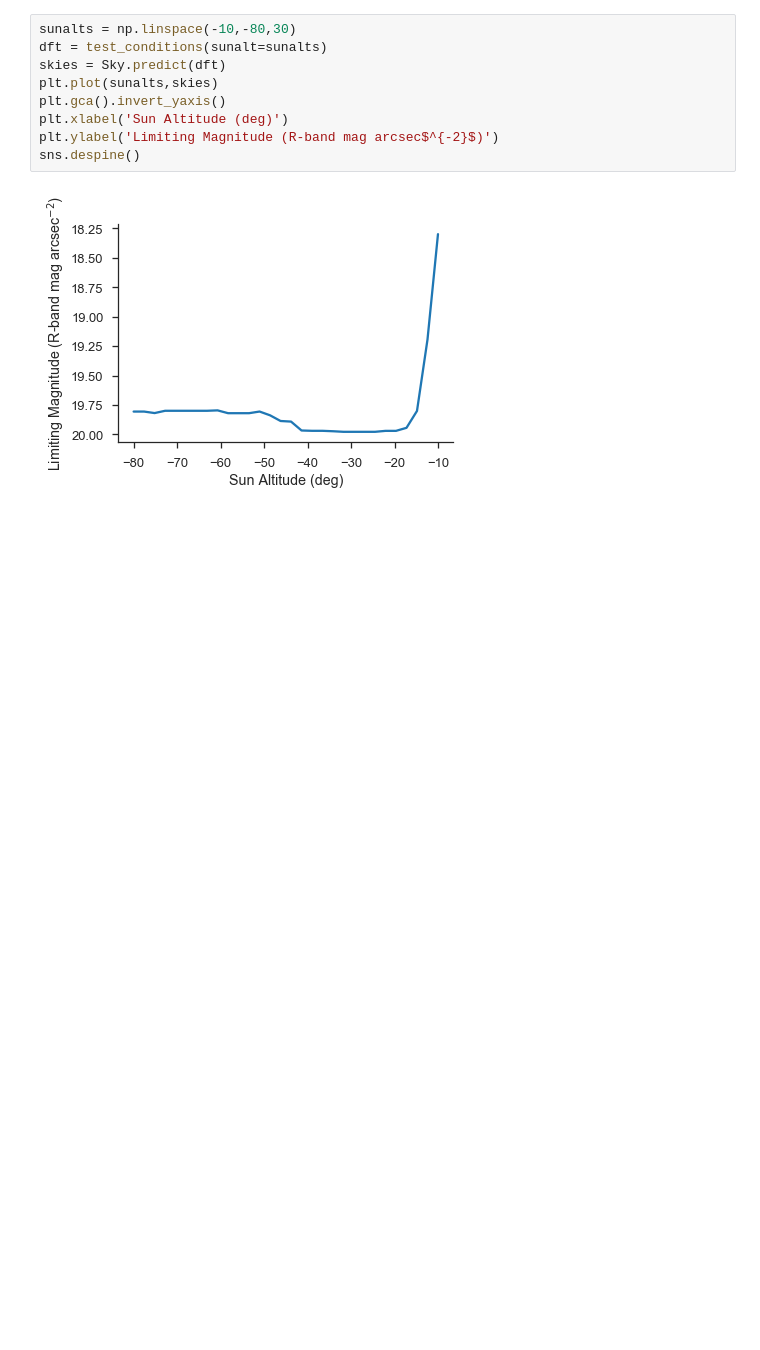
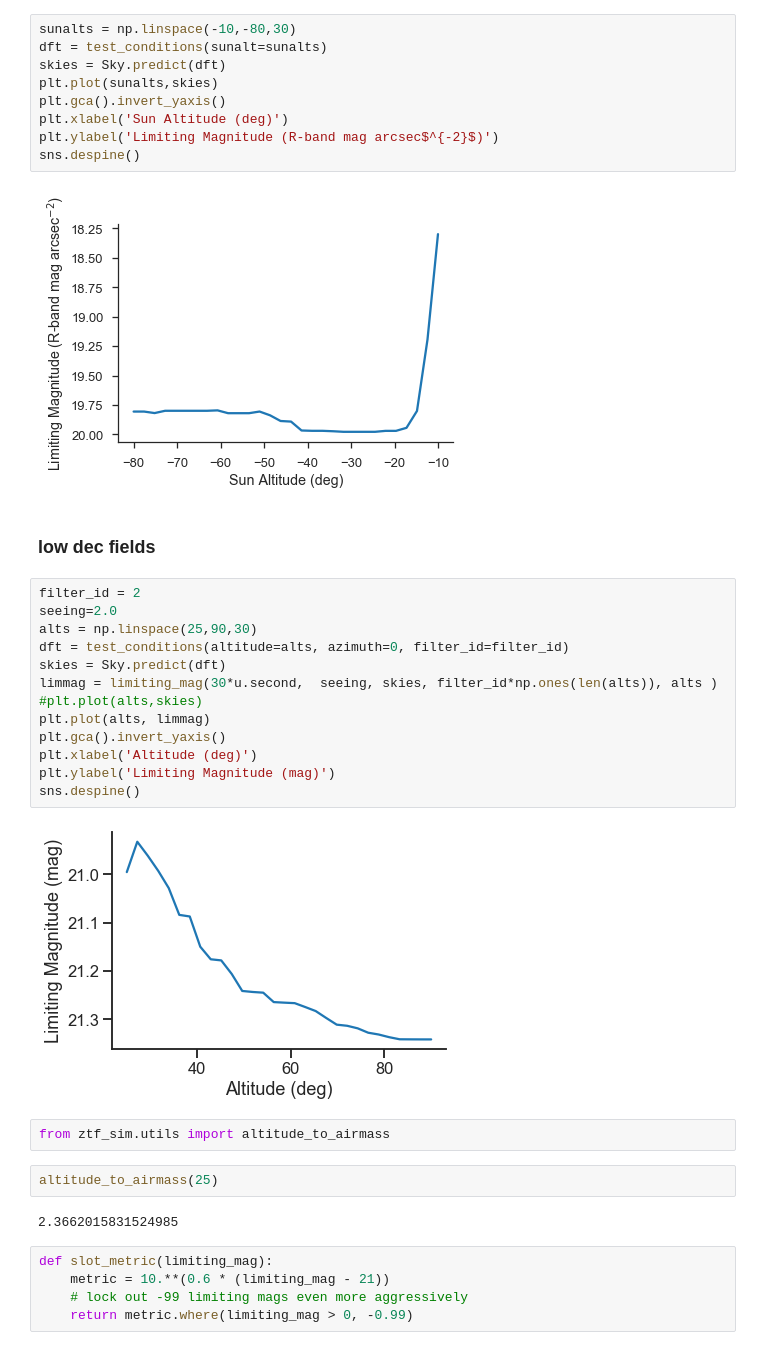
Before and after one commit to ZwickyTransientFacility/ztf_sim, a Jupyter notebook: notebooks/plot_sky_brightness_model_ptf.ipynb, the cells around one changed output. Cells and saved outputs as stored; diff of their text form; blank space fills up the shorter version.

Commit message:
determine metric scaling with altitude

```diff
--- a/notebooks/plot_sky_brightness_model_ptf.ipynb
+++ b/notebooks/plot_sky_brightness_model_ptf.ipynb
@@ -428,3 +437,31 @@ plt.ylabel('Limiting Magnitude (R-band mag arcsec$^{-2}$)')
 sns.despine()
 # %% [output]
 [figure]
+# %% [markdown]
+### low dec fields
+# %%
+filter_id = 2
+seeing=2.0
+alts = np.linspace(25,90,30)
+dft = test_conditions(altitude=alts, azimuth=0, filter_id=filter_id)
+skies = Sky.predict(dft)
+limmag = limiting_mag(30*u.second,  seeing, skies, filter_id*np.ones(len(alts)), alts )
+#plt.plot(alts,skies)
+plt.plot(alts, limmag)
+plt.gca().invert_yaxis()
+plt.xlabel('Altitude (deg)')
+plt.ylabel('Limiting Magnitude (mag)')
+sns.despine()
+# %% [output]
+[figure, added]
+# %%
+from ztf_sim.utils import altitude_to_airmass
+# %%
+altitude_to_airmass(25)
+# %% [output]
+2.3662015831524985
+# %%
+def slot_metric(limiting_mag):
+    metric = 10.**(0.6 * (limiting_mag - 21))
+    # lock out -99 limiting mags even more aggressively
+    return metric.where(limiting_mag > 0, -0.99)
```
Also changed, not shown: parts of 12 cells of this notebook.
